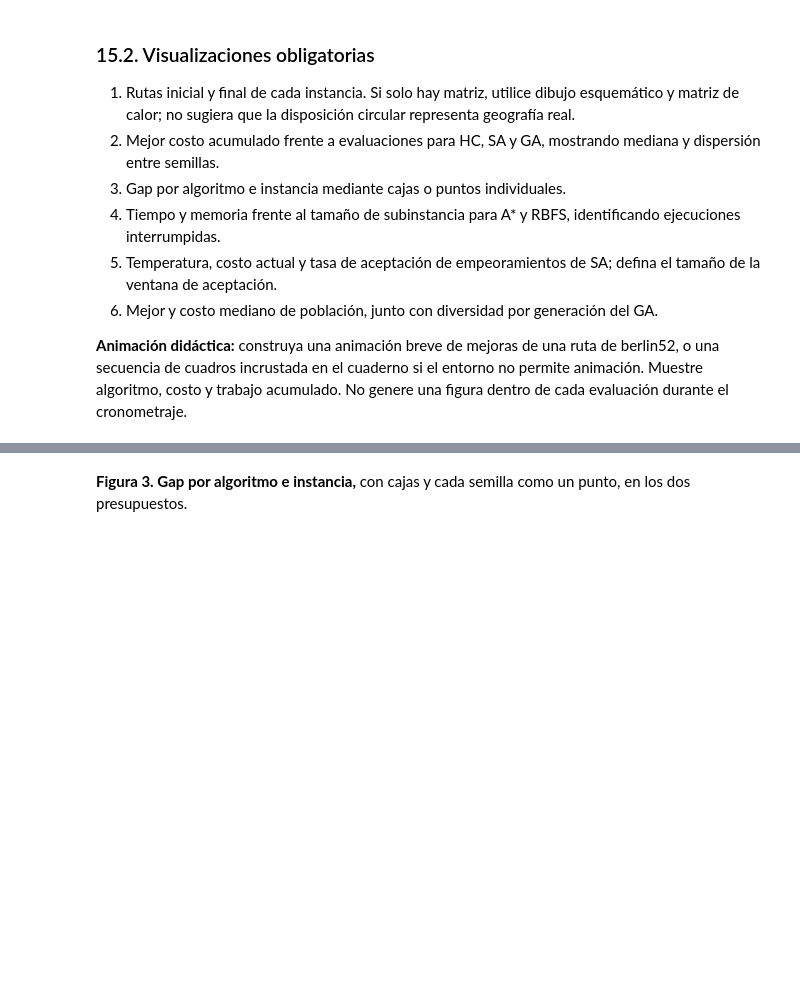
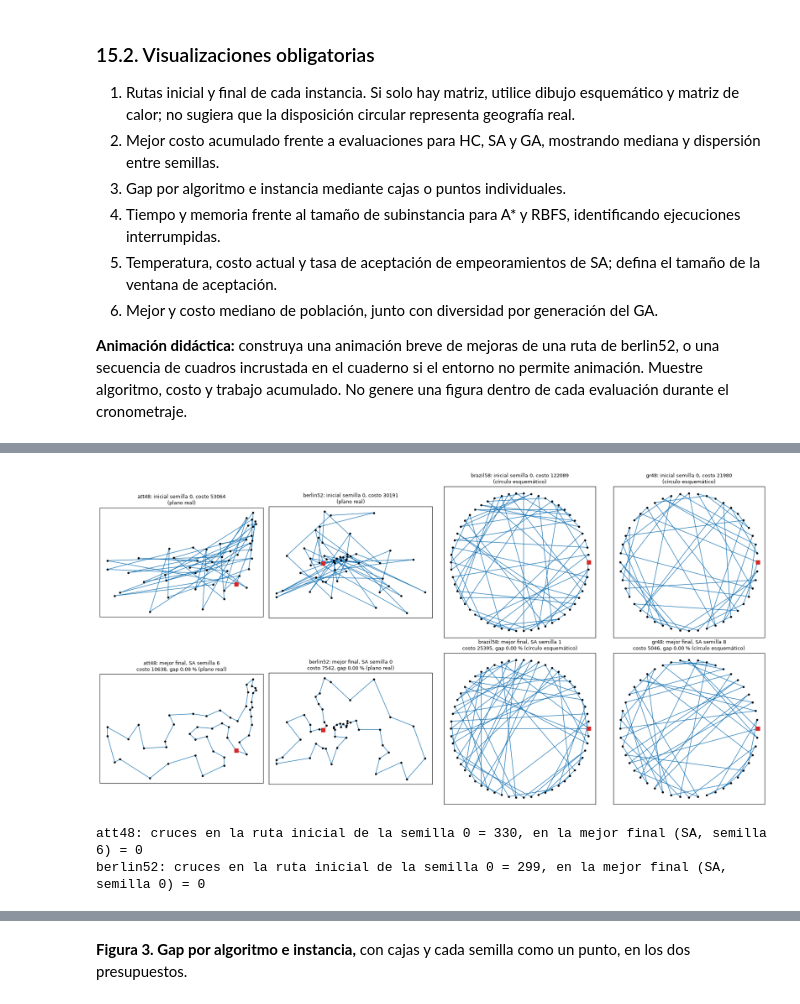
Before and after one commit to Gartner24/ia-taller3-tsp, a Jupyter notebook: Taller_IA_TSP_AStar_MST_HC_SA_GA_RBFS.ipynb, the cells around one changed output, grey strips where cells are left out. Cells and saved outputs as stored; diff of their text form; code cells hidden in the pictures; blank space fills up the shorter version.

```diff
--- a/Taller_IA_TSP_AStar_MST_HC_SA_GA_RBFS.ipynb
+++ b/Taller_IA_TSP_AStar_MST_HC_SA_GA_RBFS.ipynb
@@ -1855,12 +3365,0 @@ Las dos instancias de ampliación son lo bastante pequeñas para probar los exac
-# %%
-ext = []
-for name in ["burma14", "gr17"]:
-    for solver in (astar, rbfs):
-        res = solver(INSTANCES[name])
-        ext.append({"instancia": name, "algoritmo": res.algorithm, "costo": res.cost if res.cost else "N/A",
-                    "óptimo oficial": INSTANCES[name].optimum, "parada": res.stop_reason,
-                    "estado": res.optimality_status, "expansiones": res.expanded,
-                    "s": round(res.elapsed_seconds, 2), "MiB": round(res.peak_memory_mib, 1)})
-        if res.stop_reason == "GOAL":
-            assert res.cost == INSTANCES[name].optimum and res.gap_percent == 0
-display(pd.DataFrame(ext))
@@ -2888,0 +3375,40 @@ plot_curves(1, "segundos (escala log)", lambda rs: max(r.elapsed_seconds for r i
+# %%
+def layout(inst):
+    if inst.coords is not None:
+        return inst.coords
+    angle = 2 * np.pi * np.arange(inst.n) / inst.n
+    return np.column_stack([np.cos(angle), np.sin(angle)])
+
+
+def draw_tour(ax, inst, tour, title):
+    xy = layout(inst)
+    closed = list(tour) + [tour[0]]
+    ax.plot(xy[closed, 0], xy[closed, 1], "-", lw=1, color="tab:blue")
+    ax.plot(xy[:, 0], xy[:, 1], "o", ms=3, color="black")
+    ax.plot(*xy[tour[0]], "s", ms=7, color="tab:red")
+    ax.set_title(title, fontsize=9)
+    ax.set_xticks([])
+    ax.set_yticks([])
+    ax.set_aspect("equal")
+
+
+fig, axes = plt.subplots(2, 4, figsize=(18, 9))
+for col, name in enumerate(MANDATORY):
+    inst = INSTANCES[name]
+    start = initial_tour(inst, 0)
+    best = min((r for r in b_runs if r.instance == name and r.parameters["budget"] == 200_000), key=lambda r: r.cost)
+    kind = "plano real" if inst.coords is not None else "círculo esquemático"
+    draw_tour(axes[0, col], inst, start, f"{name}: inicial semilla 0, costo {tour_cost(inst.W, start)}\n({kind})")
+    draw_tour(axes[1, col], inst, best.tour, f"{name}: mejor final, {best.algorithm} semilla {best.seed}\n"
+                                             f"costo {best.cost}, gap {best.gap_percent:.2f} % ({kind})")
+plt.tight_layout()
+plt.show()
+for name in ("att48", "berlin52"):
+    inst = INSTANCES[name]
+    best = min((r for r in b_runs if r.instance == name and r.parameters["budget"] == 200_000), key=lambda r: r.cost)
+    print(f"{name}: cruces en la ruta inicial de la semilla 0 = {count_crossings(inst.coords, initial_tour(inst, 0))}, "
+          f"en la mejor final ({best.algorithm}, semilla {best.seed}) = {count_crossings(inst.coords, best.tour)}")
+# %% [output]
+[figure, added]
+att48: cruces en la ruta inicial de la semilla 0 = 330, en la mejor final (SA, semilla 6) = 0
+berlin52: cruces en la ruta inicial de la semilla 0 = 299, en la mejor final (SA, semilla 0) = 0
```
Also changed, not shown: parts of 323 cells of this notebook, 16 other files.
